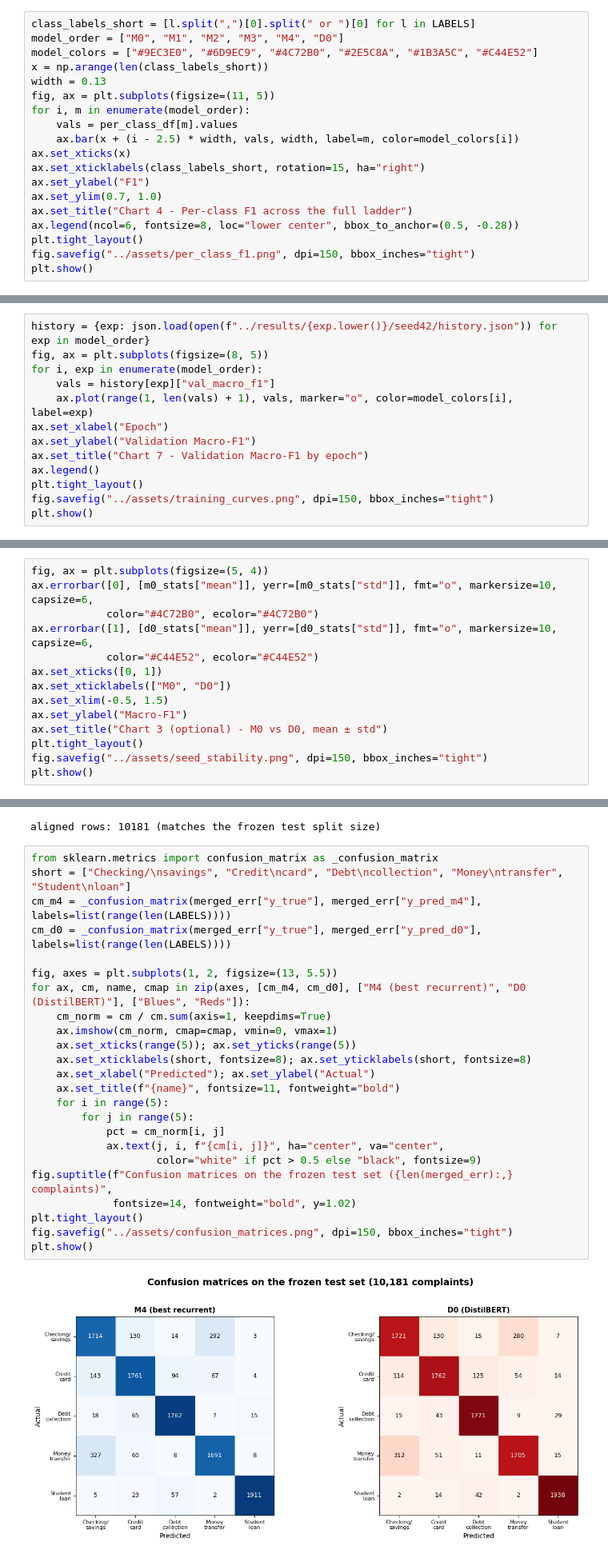
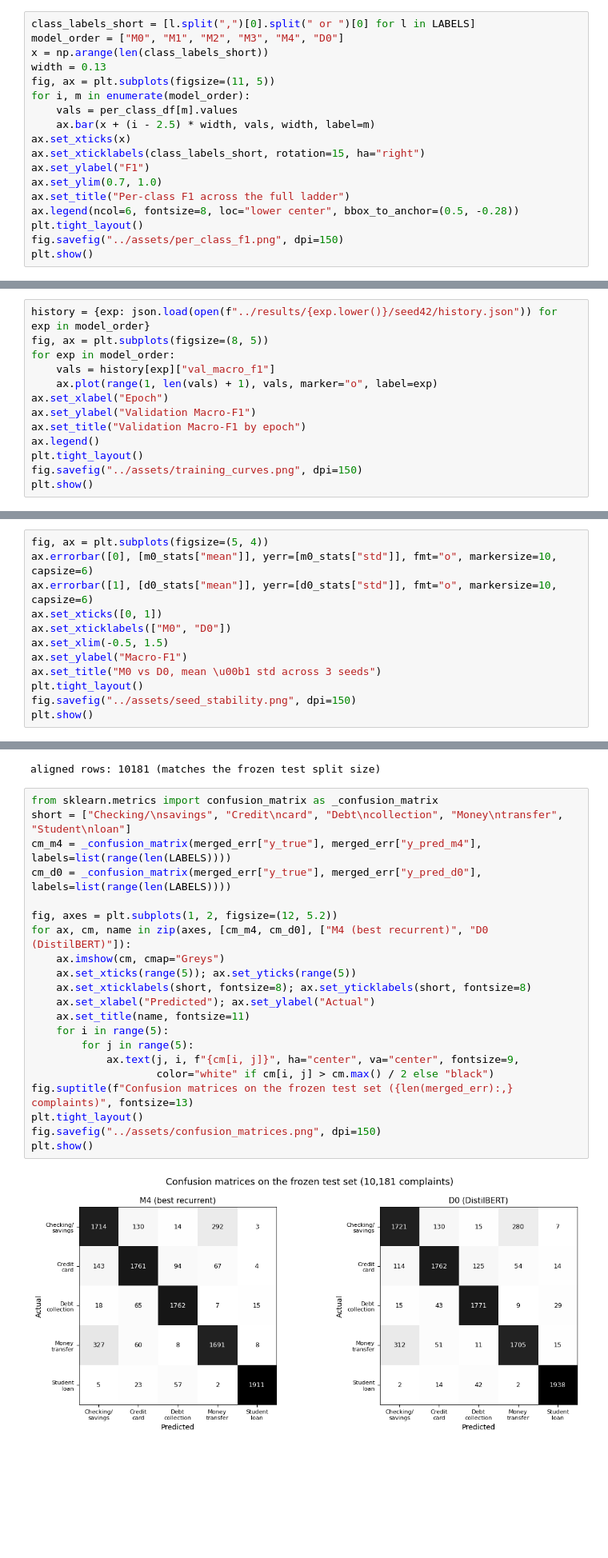
Before and after one commit to Udbhav748/fintech-complaint-classification-lstm-distilbert, a Jupyter notebook: notebooks/05_final_results.ipynb, the cells around one changed output, grey strips where cells are left out. Shown at 80% size. Cells and saved outputs as stored; diff of their text form; blank space fills up the shorter version.

```diff
--- a/notebooks/05_final_results.ipynb
+++ b/notebooks/05_final_results.ipynb
@@ -153,20 +141,19 @@ per_class_df.round(4)
 # %%
 class_labels_short = [l.split(",")[0].split(" or ")[0] for l in LABELS]
 model_order = ["M0", "M1", "M2", "M3", "M4", "D0"]
-model_colors = ["#9EC3E0", "#6D9EC9", "#4C72B0", "#2E5C8A", "#1B3A5C", "#C44E52"]
 x = np.arange(len(class_labels_short))
 width = 0.13
 fig, ax = plt.subplots(figsize=(11, 5))
 for i, m in enumerate(model_order):
     vals = per_class_df[m].values
-    ax.bar(x + (i - 2.5) * width, vals, width, label=m, color=model_colors[i])
+    ax.bar(x + (i - 2.5) * width, vals, width, label=m)
 ax.set_xticks(x)
 ax.set_xticklabels(class_labels_short, rotation=15, ha="right")
 ax.set_ylabel("F1")
 ax.set_ylim(0.7, 1.0)
-ax.set_title("Chart 4 - Per-class F1 across the full ladder")
+ax.set_title("Per-class F1 across the full ladder")
 ax.legend(ncol=6, fontsize=8, loc="lower center", bbox_to_anchor=(0.5, -0.28))
 plt.tight_layout()
-fig.savefig("../assets/per_class_f1.png", dpi=150, bbox_inches="tight")
+fig.savefig("../assets/per_class_f1.png", dpi=150)
 plt.show()
 # %% [output]
@@ -207,14 +194,14 @@ pd.DataFrame(cost_rows)
 # %%
 history = {exp: json.load(open(f"../results/{exp.lower()}/seed42/history.json")) for exp in model_order}
 fig, ax = plt.subplots(figsize=(8, 5))
-for i, exp in enumerate(model_order):
+for exp in model_order:
     vals = history[exp]["val_macro_f1"]
-    ax.plot(range(1, len(vals) + 1), vals, marker="o", color=model_colors[i], label=exp)
+    ax.plot(range(1, len(vals) + 1), vals, marker="o", label=exp)
 ax.set_xlabel("Epoch")
 ax.set_ylabel("Validation Macro-F1")
-ax.set_title("Chart 7 - Validation Macro-F1 by epoch")
+ax.set_title("Validation Macro-F1 by epoch")
 ax.legend()
 plt.tight_layout()
-fig.savefig("../assets/training_curves.png", dpi=150, bbox_inches="tight")
+fig.savefig("../assets/training_curves.png", dpi=150)
 plt.show()
 # %% [output]
@@ -419,16 +402,14 @@ plt.show()
 M0 and D0 are the only two models run on repeated seeds, so they are the only ones with real error bars. M1 to M4 are single runs, so there are no invented uncertainty bars for those.
 # %%
 fig, ax = plt.subplots(figsize=(5, 4))
-ax.errorbar([0], [m0_stats["mean"]], yerr=[m0_stats["std"]], fmt="o", markersize=10, capsize=6,
-            color="#4C72B0", ecolor="#4C72B0")
-ax.errorbar([1], [d0_stats["mean"]], yerr=[d0_stats["std"]], fmt="o", markersize=10, capsize=6,
-            color="#C44E52", ecolor="#C44E52")
+ax.errorbar([0], [m0_stats["mean"]], yerr=[m0_stats["std"]], fmt="o", markersize=10, capsize=6)
+ax.errorbar([1], [d0_stats["mean"]], yerr=[d0_stats["std"]], fmt="o", markersize=10, capsize=6)
 ax.set_xticks([0, 1])
 ax.set_xticklabels(["M0", "D0"])
 ax.set_xlim(-0.5, 1.5)
 ax.set_ylabel("Macro-F1")
-ax.set_title("Chart 3 (optional) - M0 vs D0, mean ± std")
+ax.set_title("M0 vs D0, mean \u00b1 std across 3 seeds")
 plt.tight_layout()
-fig.savefig("../assets/seed_stability.png", dpi=150, bbox_inches="tight")
+fig.savefig("../assets/seed_stability.png", dpi=150)
 plt.show()
 # %% [output]
@@ -546,29 +527,26 @@ aligned rows: 10181 (matches the frozen test split size)
 # %%
 from sklearn.metrics import confusion_matrix as _confusion_matrix
 short = ["Checking/\nsavings", "Credit\ncard", "Debt\ncollection", "Money\ntransfer", "Student\nloan"]
 cm_m4 = _confusion_matrix(merged_err["y_true"], merged_err["y_pred_m4"], labels=list(range(len(LABELS))))
 cm_d0 = _confusion_matrix(merged_err["y_true"], merged_err["y_pred_d0"], labels=list(range(len(LABELS))))
 
-fig, axes = plt.subplots(1, 2, figsize=(13, 5.5))
-for ax, cm, name, cmap in zip(axes, [cm_m4, cm_d0], ["M4 (best recurrent)", "D0 (DistilBERT)"], ["Blues", "Reds"]):
-    cm_norm = cm / cm.sum(axis=1, keepdims=True)
-    ax.imshow(cm_norm, cmap=cmap, vmin=0, vmax=1)
+fig, axes = plt.subplots(1, 2, figsize=(12, 5.2))
+for ax, cm, name in zip(axes, [cm_m4, cm_d0], ["M4 (best recurrent)", "D0 (DistilBERT)"]):
+    ax.imshow(cm, cmap="Greys")
     ax.set_xticks(range(5)); ax.set_yticks(range(5))
     ax.set_xticklabels(short, fontsize=8); ax.set_yticklabels(short, fontsize=8)
     ax.set_xlabel("Predicted"); ax.set_ylabel("Actual")
-    ax.set_title(f"{name}", fontsize=11, fontweight="bold")
+    ax.set_title(name, fontsize=11)
     for i in range(5):
         for j in range(5):
-            pct = cm_norm[i, j]
-            ax.text(j, i, f"{cm[i, j]}", ha="center", va="center",
-                    color="white" if pct > 0.5 else "black", fontsize=9)
-fig.suptitle(f"Confusion matrices on the frozen test set ({len(merged_err):,} complaints)",
-             fontsize=14, fontweight="bold", y=1.02)
+            ax.text(j, i, f"{cm[i, j]}", ha="center", va="center", fontsize=9,
+                    color="white" if cm[i, j] > cm.max() / 2 else "black")
+fig.suptitle(f"Confusion matrices on the frozen test set ({len(merged_err):,} complaints)", fontsize=13)
 plt.tight_layout()
-fig.savefig("../assets/confusion_matrices.png", dpi=150, bbox_inches="tight")
+fig.savefig("../assets/confusion_matrices.png", dpi=150)
 plt.show()
 # %% [output]
-[figure, old version]
+[figure, new version]
 # %% [markdown]
 ## Confusion matrices
 # %%
```
Also changed, not shown: parts of 5 cells of this notebook, 11 other files.
